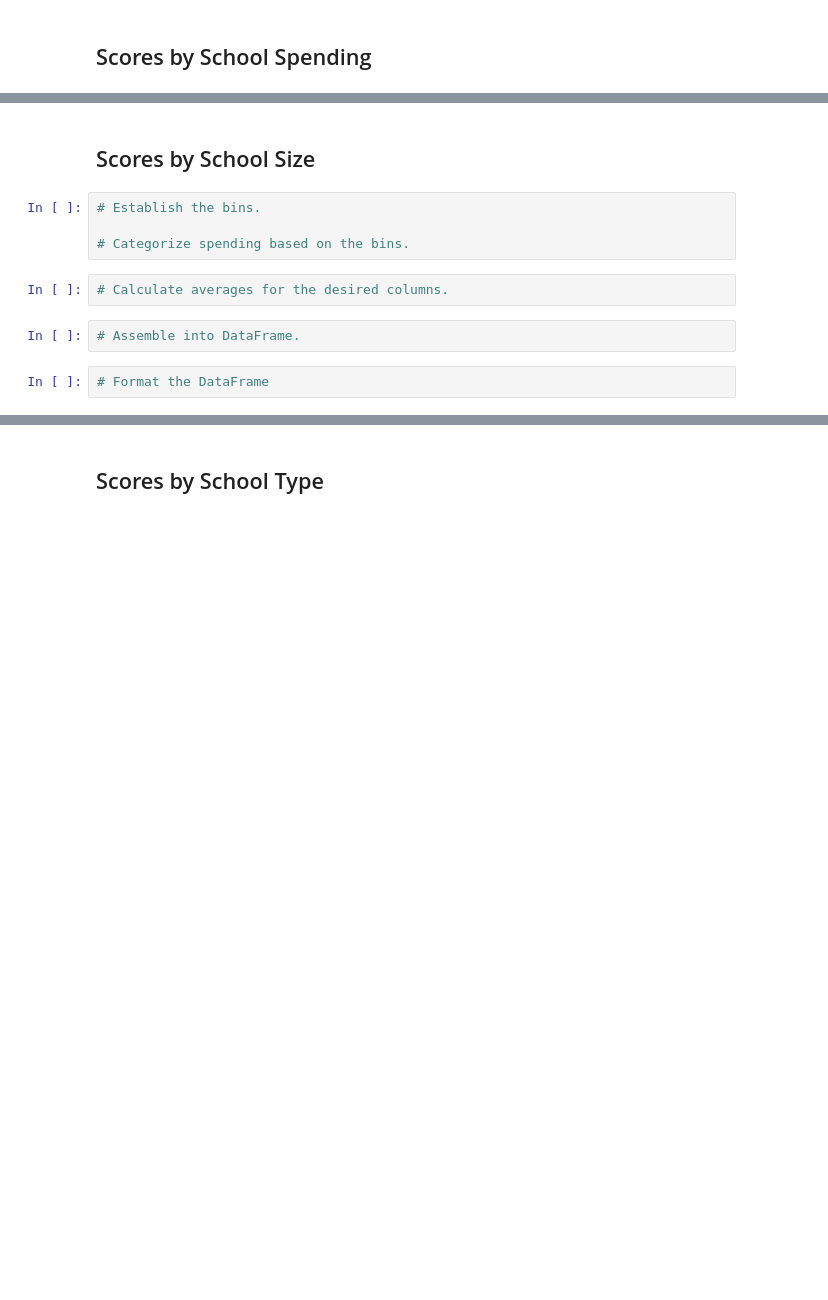
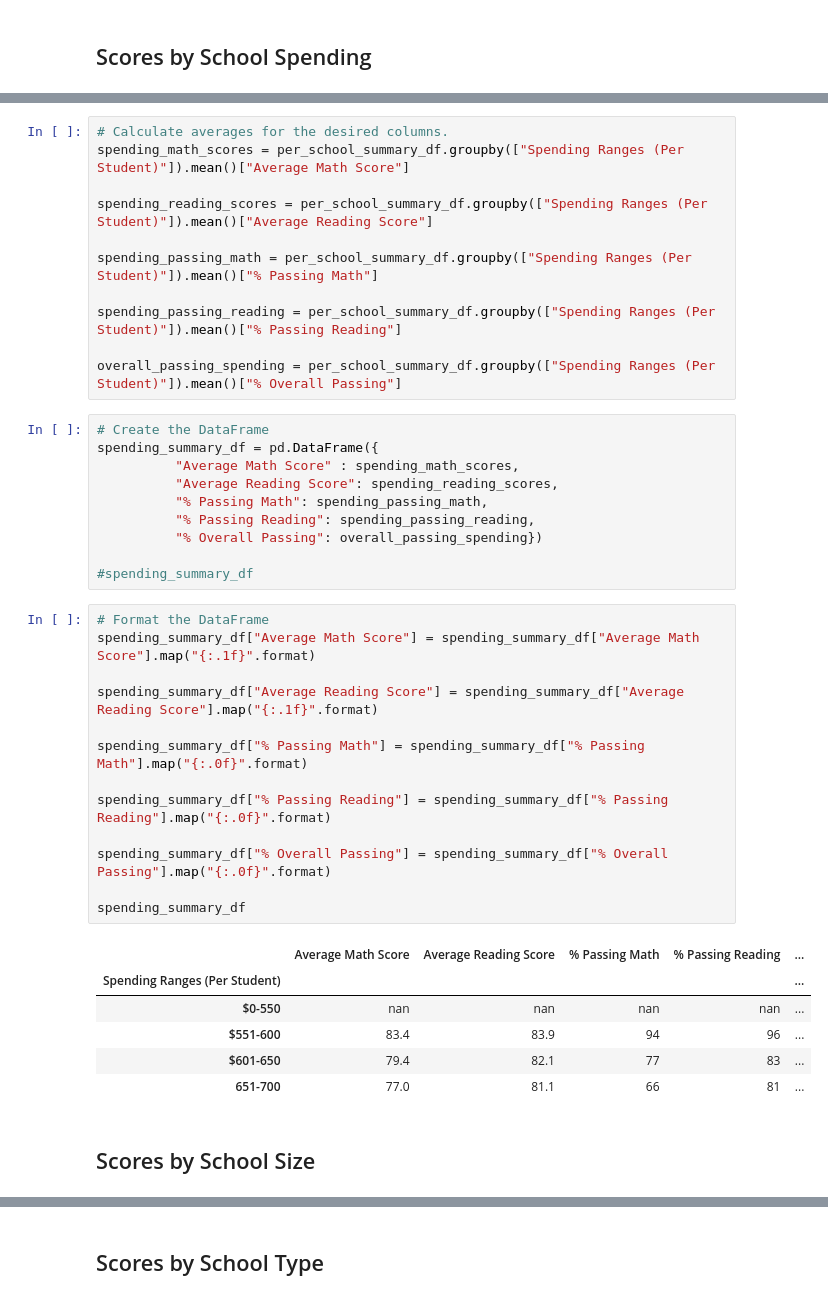
Before and after one commit to VCW2021/PyBer_Analysis, a Jupyter notebook: PyCitySchools_Challenge_starter_code.ipynb, the cells around one changed output, grey strips where cells are left out. Saved outputs shown, nothing was run; the diff lists cells and outputs as text; blank space fills up the shorter version.

```diff
--- a/PyCitySchools_Challenge_starter_code.ipynb
+++ b/PyCitySchools_Challenge_starter_code.ipynb
@@ -383,12 +506,43 @@ per_school_summary_df
+# %%
+# Calculate averages for the desired columns.
+spending_math_scores = per_school_summary_df.groupby(["Spending Ranges (Per Student)"]).mean()["Average Math Score"]
+
+spending_reading_scores = per_school_summary_df.groupby(["Spending Ranges (Per Student)"]).mean()["Average Reading Score"]
+
+spending_passing_math = per_school_summary_df.groupby(["Spending Ranges (Per Student)"]).mean()["% Passing Math"]
+
+spending_passing_reading = per_school_summary_df.groupby(["Spending Ranges (Per Student)"]).mean()["% Passing Reading"]
+
+overall_passing_spending = per_school_summary_df.groupby(["Spending Ranges (Per Student)"]).mean()["% Overall Passing"]
+# %%
+# Create the DataFrame
+spending_summary_df = pd.DataFrame({
+          "Average Math Score" : spending_math_scores,
+          "Average Reading Score": spending_reading_scores,
+          "% Passing Math": spending_passing_math,
+          "% Passing Reading": spending_passing_reading,
+          "% Overall Passing": overall_passing_spending})
+
+#spending_summary_df
+# %%
+# Format the DataFrame
+spending_summary_df["Average Math Score"] = spending_summary_df["Average Math Score"].map("{:.1f}".format)
+
+spending_summary_df["Average Reading Score"] = spending_summary_df["Average Reading Score"].map("{:.1f}".format)
+
+spending_summary_df["% Passing Math"] = spending_summary_df["% Passing Math"].map("{:.0f}".format)
+
+spending_summary_df["% Passing Reading"] = spending_summary_df["% Passing Reading"].map("{:.0f}".format)
+
+spending_summary_df["% Overall Passing"] = spending_summary_df["% Overall Passing"].map("{:.0f}".format)
+
+spending_summary_df
+# %% [output]
+|  | Average Math Score | Average Reading Score | % Passing Math | % Passing Reading | ... |
+| Spending Ranges (Per Student) |  |  |  |  | ... |
+| $0-550 | nan | nan | nan | nan | ... |
+| $551-600 | 83.4 | 83.9 | 94 | 96 | ... |
+| $601-650 | 79.4 | 82.1 | 77 | 83 | ... |
+| 651-700 | 77.0 | 81.1 | 66 | 81 | ... |
 # %% [markdown]
 ## Scores by School Size
-# %%
-# Establish the bins.
-
-# Categorize spending based on the bins.
-# %%
-# Calculate averages for the desired columns.
-# %%
-# Assemble into DataFrame.
-# %%
-# Format the DataFrame
```
Also changed, not shown: parts of 62 cells of this notebook, 1 other file.
